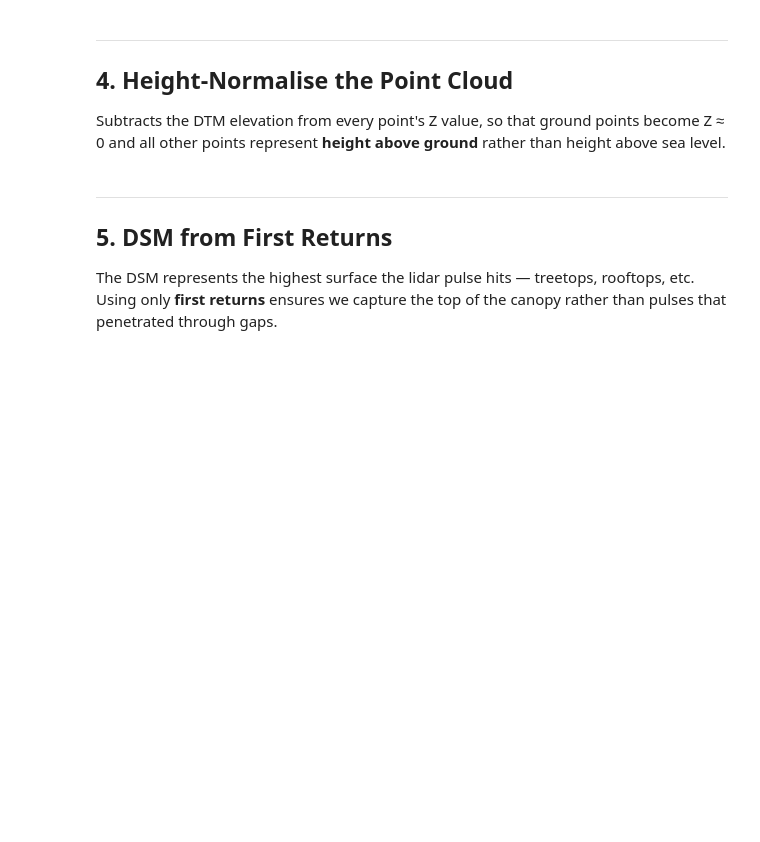
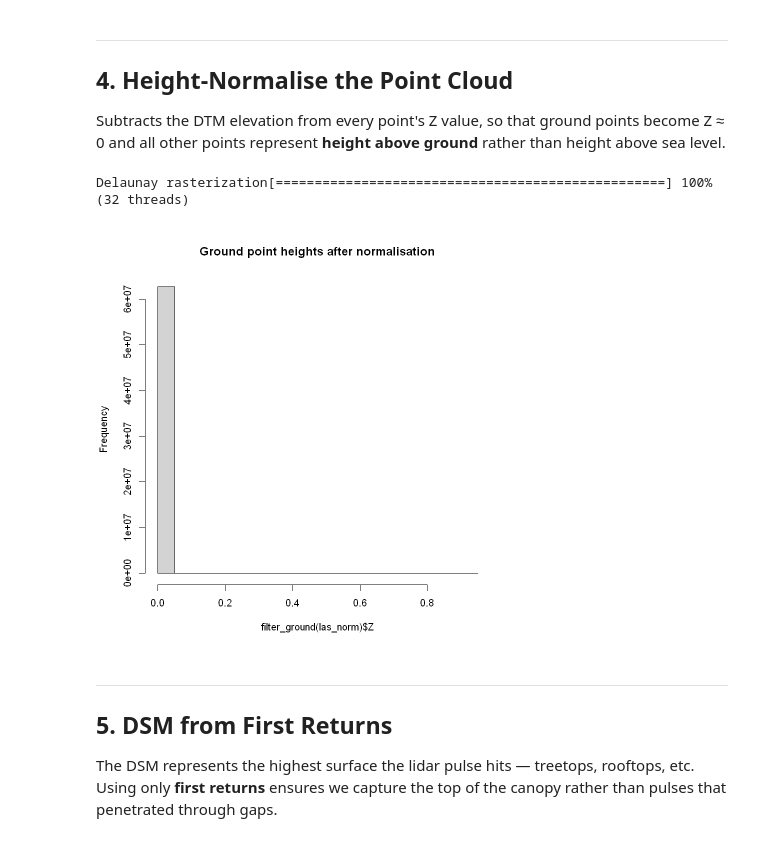
Before and after one commit to kara-davis/Biomass_Monitoring_Research, a Jupyter notebook: las_to_chm_workflow.ipynb, the cells around one changed output. Cells and saved outputs as stored; diff of their text form; code cells hidden in the pictures; blank space fills up the shorter version.

```diff
--- a/las_to_chm_workflow.ipynb
+++ b/las_to_chm_workflow.ipynb
@@ -208,8 +179,11 @@ ground** rather than height above sea level.
 # %%
 las_norm <- normalize_height(las, algorithm = tin())
 
 # Sanity check: ground points should now cluster near Z = 0
-# hist(filter_ground(las_norm)$Z, main = "Ground point heights after normalisation")
+hist(filter_ground(las_norm)$Z, main = "Ground point heights after normalisation")
+# %% [output]
+Delaunay rasterization[==================================================] 100% (32 threads)
+[figure, added]
 # %% [markdown]
 ---
 
```
Also changed, not shown: parts of 14 cells of this notebook, 6 other files.
